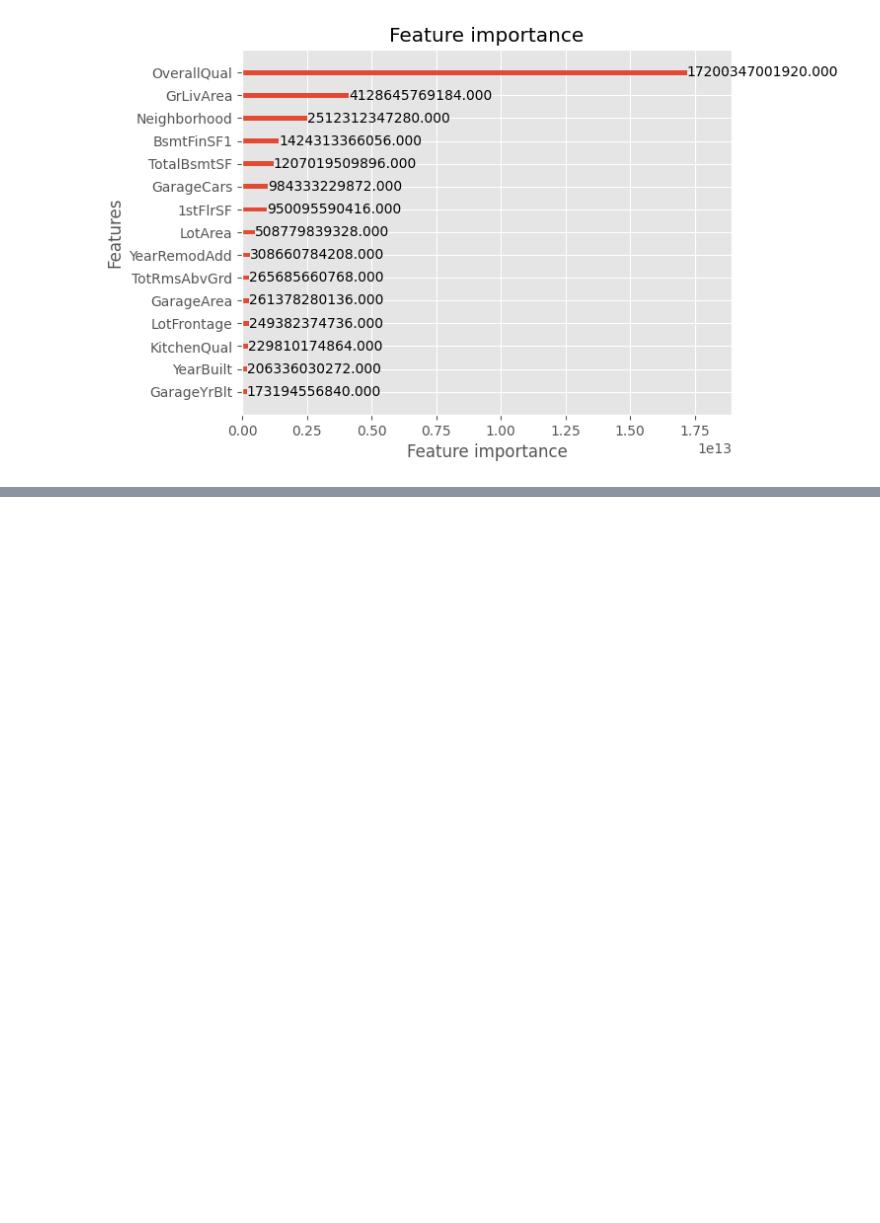
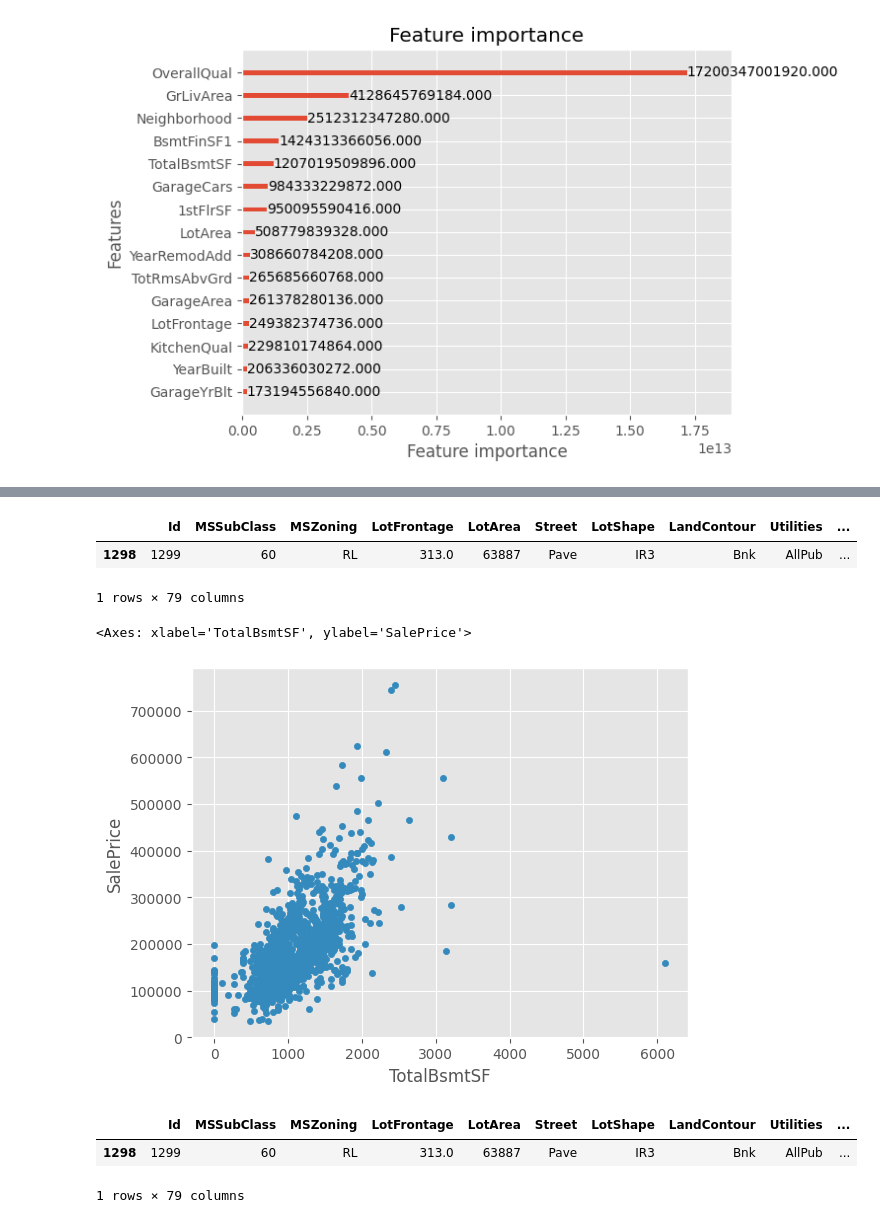
Before and after one commit to behike56/data-analitics, a Jupyter notebook: experiments/house-price/house-price.ipynb, the cells around one changed output, grey strips where cells are left out. Drawn from its saved outputs; the diff is of its cells as text; code cells hidden in the pictures; blank space fills up the shorter version.

```diff
--- a/experiments/house-price/house-price.ipynb
+++ b/experiments/house-price/house-price.ipynb
@@ -286,0 +623,17 @@ for model in models:
+# %%
+all_df[all_df["BsmtFinSF1"] > 5000]
+# %% [output]
+|  | Id | MSSubClass | MSZoning | LotFrontage | LotArea | Street | LotShape | LandContour | Utilities | ... |
+| 1298 | 1299 | 60 | RL | 313.0 | 63887 | Pave | IR3 | Bnk | AllPub | ... |
+1 rows × 79 columns
+# %%
+all_df.plot.scatter(x="TotalBsmtSF", y="SalePrice")
+# %% [output]
+<Axes: xlabel='TotalBsmtSF', ylabel='SalePrice'>
+[figure, added]
+# %%
+all_df[all_df["TotalBsmtSF"] > 6000]
+# %% [output]
+|  | Id | MSSubClass | MSZoning | LotFrontage | LotArea | Street | LotShape | LandContour | Utilities | ... |
+| 1298 | 1299 | 60 | RL | 313.0 | 63887 | Pave | IR3 | Bnk | AllPub | ... |
+1 rows × 79 columns
```
Also changed, not shown: parts of 103 cells of this notebook, 10 other files.
